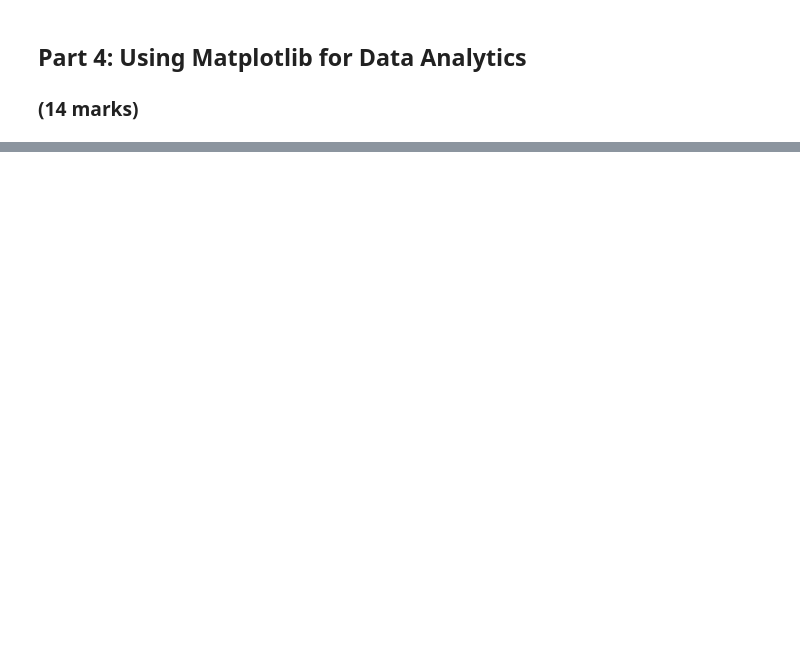
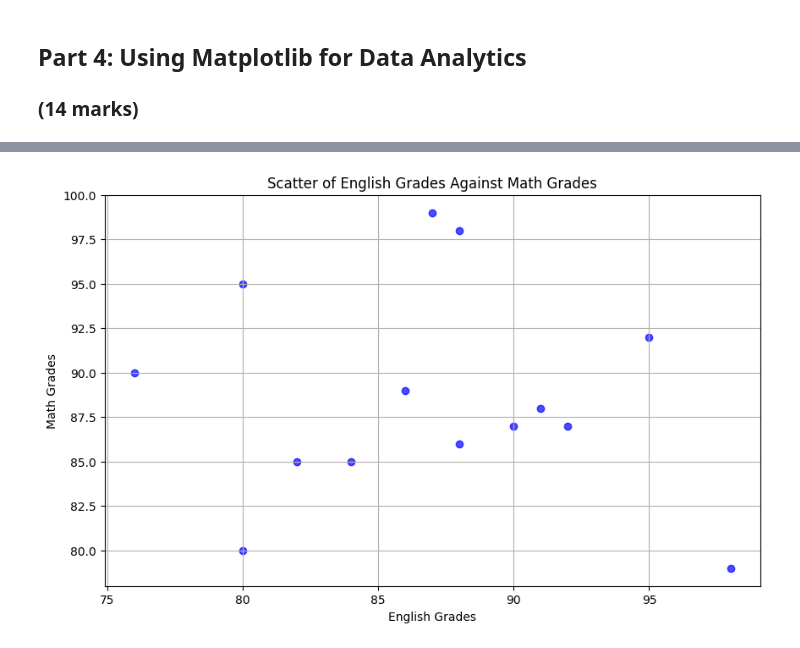
Before and after one commit to elviskwakunyarko/ENGG680_2024_fall, a Jupyter notebook: Lab_Assignment1/StudentGradeManagementSystem.ipynb, the cells around one changed output, grey strips where cells are left out. Saved outputs shown, nothing was run; the diff lists cells and outputs as text; code cells hidden in the pictures; blank space fills up the shorter version.

```diff
--- a/Lab_Assignment1/StudentGradeManagementSystem.ipynb
+++ b/Lab_Assignment1/StudentGradeManagementSystem.ipynb
@@ -481,22 +508,28 @@ plt.show()
 # %%
 # Let's also use matplotlib to display a scatter plot of English vs. Math grades
 # Scatter plots are useful for seeing the relationship between two variables
 plt.figure(figsize=(10, 6))
 
 # Step 1: Use .scatter(x_data, y_data) to create a scatter plot using the English grades on the x-axis, and Math grades on the y-axis
 # (2 mark)
-#
+plt.scatter(df_english['grade'], df_math['grade'], alpha=0.7, label='Math Grades', color='blue')
 
 # Step 1: Properly label the x and y axes as well as the title of your plot.
 # (3 marks)
-#
+##Adding labels, title, and legend
+plt.xlabel('English Grades')
+plt.ylabel('Math Grades')
+plt.title('Scatter of English Grades Against Math Grades')
 plt.grid(True)
 
 # Step 2: Output an image file for the scatter plot with a descriptive file name
 # (1 mark)
-#
+##Saving the plot as an image file
+plt.savefig("/content/drive/MyDrive/ENGG680_2024_fall/Lab_Assignment1/Scatter Plot of English Grades Against Math Grades.png")
 
 plt.show()
+# %% [output]
+[figure, added]
 # %%
 # From the scatter plot, is there a relationship between the Math and English grades?
 # (1 mark)
```
Also changed, not shown: parts of 5 cells of this notebook, 2 other files.
